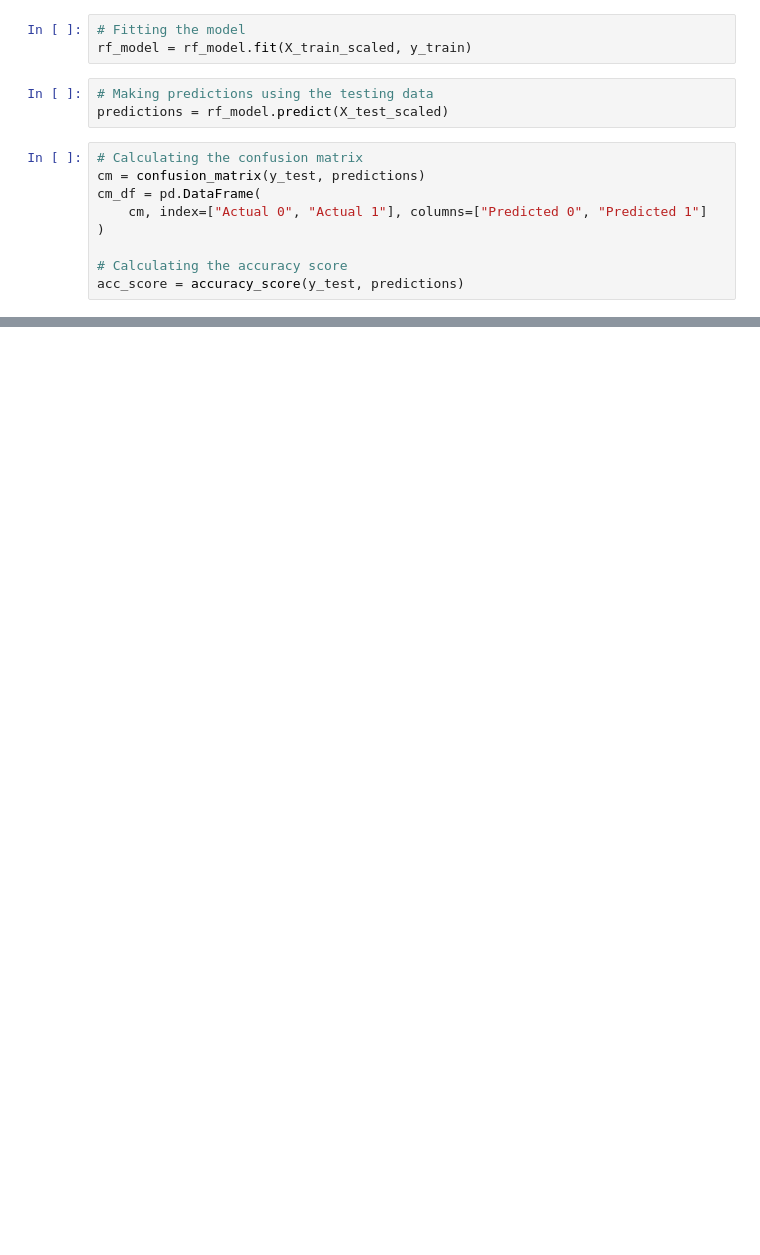
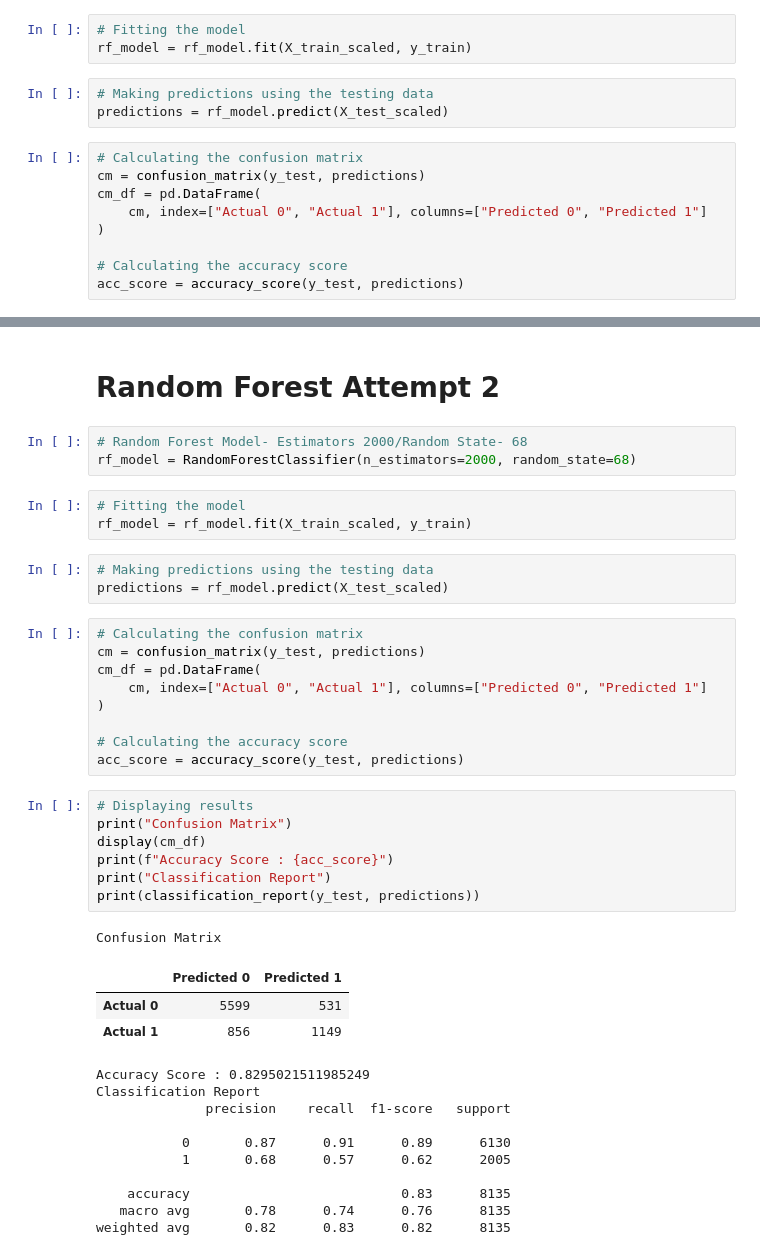
Before and after one commit to hippopotamuspal/MachineLearningProject, a Jupyter notebook: Income_Census_Data.ipynb, the cells around one changed output, grey strips where cells are left out. Cells and saved outputs as stored; diff of their text form; blank space fills up the shorter version.

```diff
--- a/Income_Census_Data.ipynb
+++ b/Income_Census_Data.ipynb
@@ -557,0 +611,42 @@ print(classification_report(y_test, predictions))
+# %% [markdown]
+# Random Forest Attempt 2
+# %%
+# Random Forest Model- Estimators 2000/Random State- 68
+rf_model = RandomForestClassifier(n_estimators=2000, random_state=68)
+# %%
+# Fitting the model
+rf_model = rf_model.fit(X_train_scaled, y_train)
+# %%
+# Making predictions using the testing data
+predictions = rf_model.predict(X_test_scaled)
+# %%
+# Calculating the confusion matrix
+cm = confusion_matrix(y_test, predictions)
+cm_df = pd.DataFrame(
+    cm, index=["Actual 0", "Actual 1"], columns=["Predicted 0", "Predicted 1"]
+)
+
+# Calculating the accuracy score
+acc_score = accuracy_score(y_test, predictions)
+# %%
+# Displaying results
+print("Confusion Matrix")
+display(cm_df)
+print(f"Accuracy Score : {acc_score}")
+print("Classification Report")
+print(classification_report(y_test, predictions))
+# %% [output]
+Confusion Matrix
+|  | Predicted 0 | Predicted 1 |
+| Actual 0 | 5599 | 531 |
+| Actual 1 | 856 | 1149 |
+Accuracy Score : 0.8295021511985249
+Classification Report
+              precision    recall  f1-score   support
+
+           0       0.87      0.91      0.89      6130
+           1       0.68      0.57      0.62      2005
+
+    accuracy                           0.83      8135
+   macro avg       0.78      0.74      0.76      8135
+weighted avg       0.82      0.83      0.82      8135
```
Also changed, not shown: parts of 62 cells of this notebook, 1 other file.
